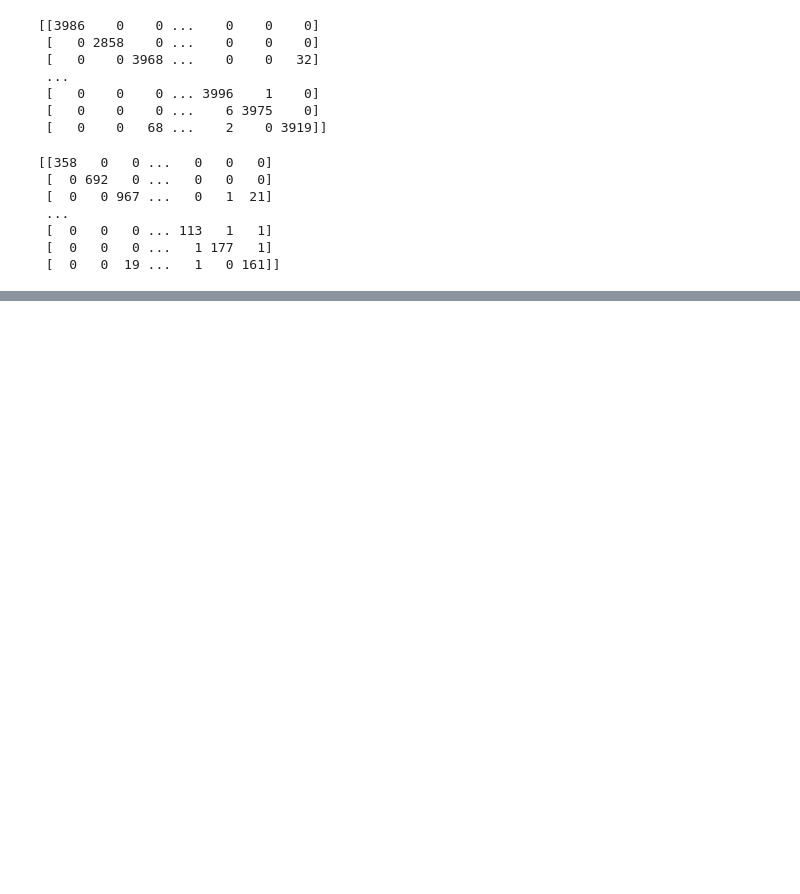
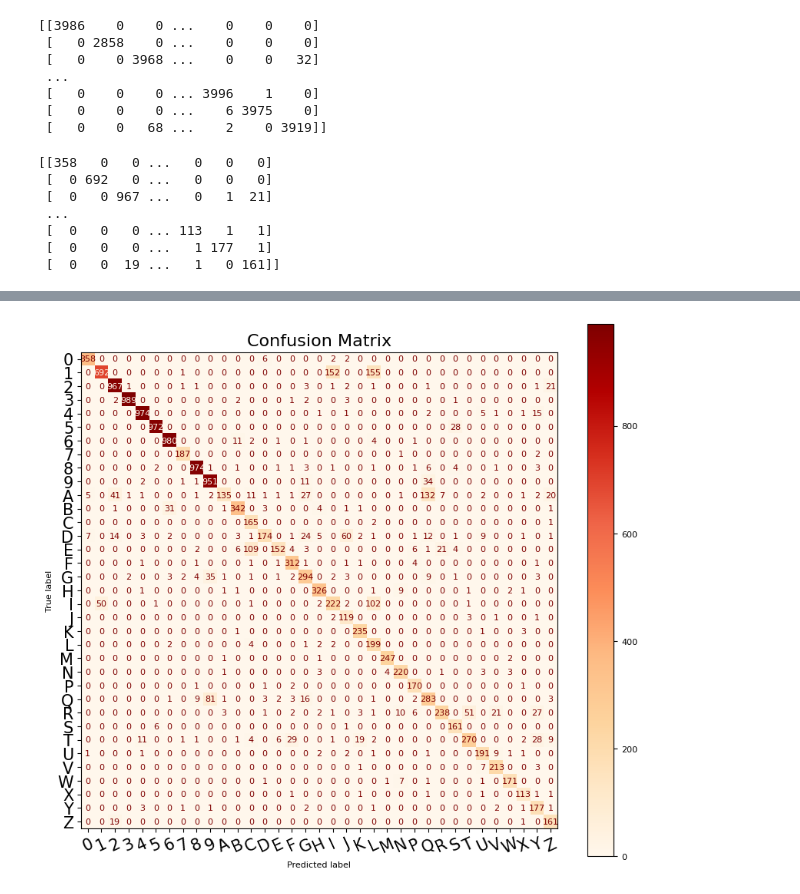
Before and after one commit to DeanAlexander27/OCR_Warehouse, a Jupyter notebook: OCR.ipynb, the cells around one changed output, grey strips where cells are left out. Cells and saved outputs as stored; diff of their text form; code cells hidden in the pictures; blank space fills up the shorter version.

```diff
--- a/OCR.ipynb
+++ b/OCR.ipynb
@@ -699,0 +720,42 @@ print(classification_report(train_Y, pred_classes))
+# %%
+from sklearn.metrics import classification_report, confusion_matrix, ConfusionMatrixDisplay
+
+# Magic function that renders the figure in a jupyter notebook
+# instead of displaying a figure object
+%matplotlib inline
+
+
+# Setting default size of the plot
+# Setting default fontsize used in the plot
+plt.rcParams['figure.figsize'] = (10.0, 9.0)
+plt.rcParams['font.size'] = 8
+
+
+# Implementing visualization of Confusion Matrix
+display_c_m = ConfusionMatrixDisplay(cm1, display_labels=class_names)
+
+
+# Plotting Confusion Matrix
+# Setting colour map to be used
+display_c_m.plot(cmap='OrRd', xticks_rotation=25)
+# Other possible options for colour map are:
+# 'autumn_r', 'Blues', 'cool', 'Greens', 'Greys', 'PuRd', 'copper_r'
+
+
+# Setting fontsize for xticks and yticks
+plt.xticks(fontsize=15)
+plt.yticks(fontsize=15)
+
+
+# Giving name to the plot
+plt.title('Confusion Matrix', fontsize=16)
+
+
+# Saving plot
+plt.savefig('confusion_matrix.png', transparent=True, dpi=500)
+
+
+# Showing the plot
+plt.show()
+# %% [output]
+[figure, added]
```
Also changed, not shown: parts of 3 cells of this notebook.
